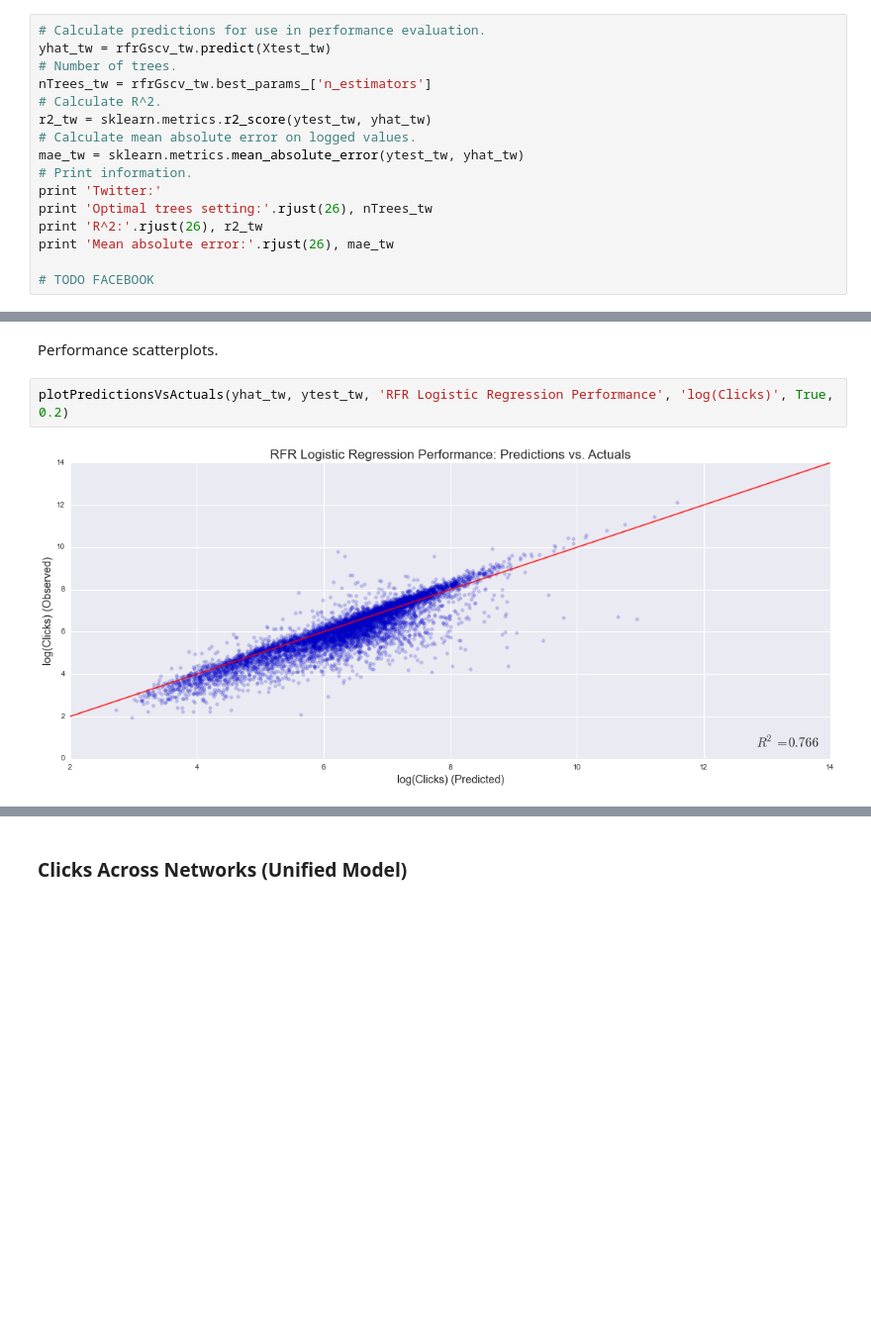
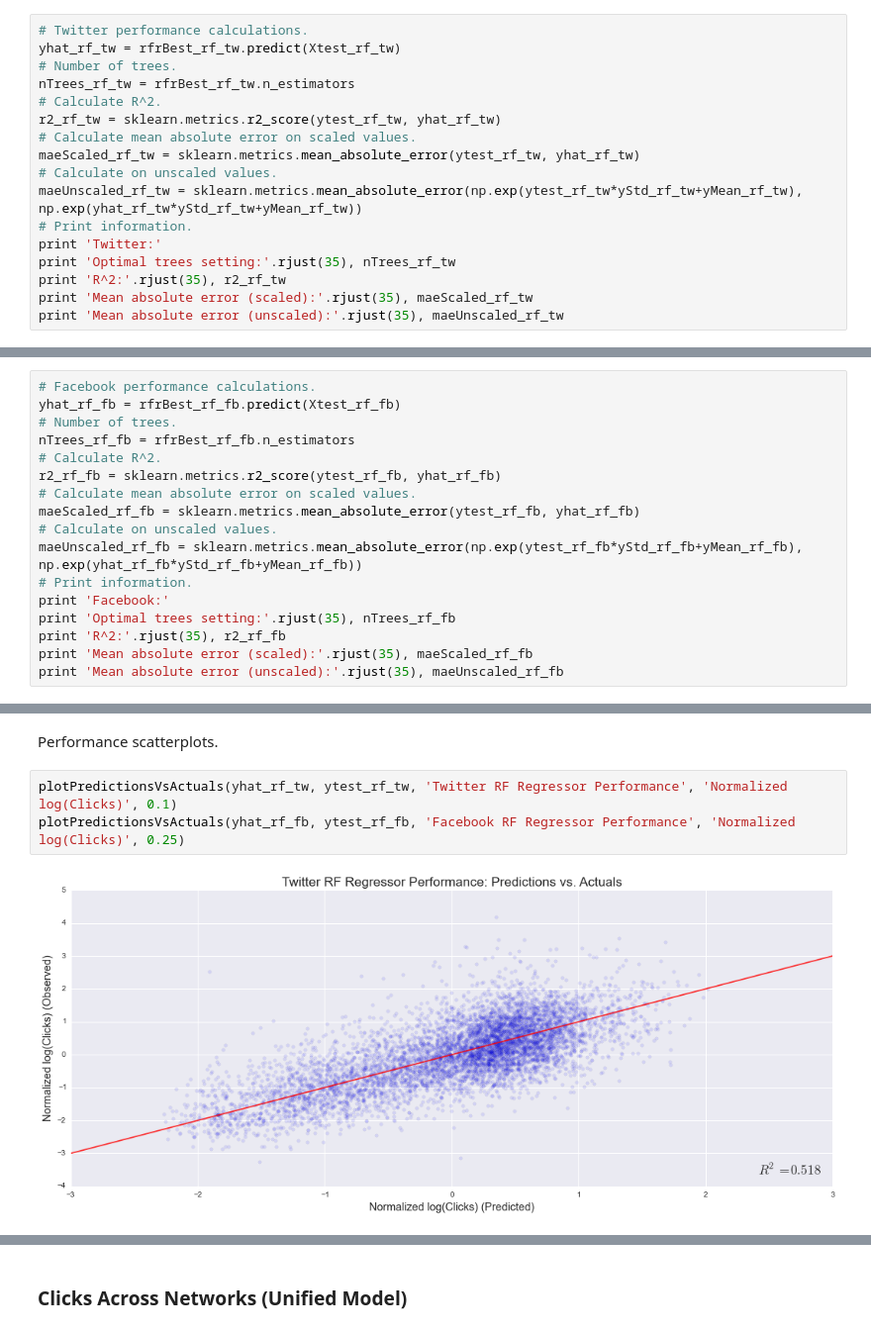
Before and after one commit to micahlanier/social-news, a Jupyter notebook: src/prediction/predictiveModels.ipynb, the cells around one changed output, grey strips where cells are left out. Shown at 99% size. Saved outputs shown, nothing was run; the diff lists cells and outputs as text; blank space fills up the shorter version.

```diff
--- a/src/prediction/predictiveModels.ipynb
+++ b/src/prediction/predictiveModels.ipynb
@@ -324,20 +340,21 @@ pass # Suppress output.
 # %% [markdown]
 Evaluate model performance.
 # %%
-# Calculate predictions for use in performance evaluation.
-yhat_tw = rfrGscv_tw.predict(Xtest_tw)
+# Twitter performance calculations.
+yhat_rf_tw = rfrBest_rf_tw.predict(Xtest_rf_tw)
 # Number of trees.
-nTrees_tw = rfrGscv_tw.best_params_['n_estimators']
+nTrees_rf_tw = rfrBest_rf_tw.n_estimators
 # Calculate R^2.
-r2_tw = sklearn.metrics.r2_score(ytest_tw, yhat_tw)
-# Calculate mean absolute error on logged values.
-mae_tw = sklearn.metrics.mean_absolute_error(ytest_tw, yhat_tw)
+r2_rf_tw = sklearn.metrics.r2_score(ytest_rf_tw, yhat_rf_tw)
+# Calculate mean absolute error on scaled values.
+maeScaled_rf_tw = sklearn.metrics.mean_absolute_error(ytest_rf_tw, yhat_rf_tw)
+# Calculate on unscaled values.
+maeUnscaled_rf_tw = sklearn.metrics.mean_absolute_error(np.exp(ytest_rf_tw*yStd_rf_tw+yMean_rf_tw), np.exp(yhat_rf_tw*yStd_rf_tw+yMean_rf_tw))
 # Print information.
 print 'Twitter:'
-print 'Optimal trees setting:'.rjust(26), nTrees_tw
-print 'R^2:'.rjust(26), r2_tw
-print 'Mean absolute error:'.rjust(26), mae_tw
-
-# TODO FACEBOOK
+print 'Optimal trees setting:'.rjust(35), nTrees_rf_tw
+print 'R^2:'.rjust(35), r2_rf_tw
+print 'Mean absolute error (scaled):'.rjust(35), maeScaled_rf_tw
+print 'Mean absolute error (unscaled):'.rjust(35), maeUnscaled_rf_tw
 # %% [output]
 Twitter:
@@ -346,0 +365,17 @@ Twitter:
+# %%
+# Facebook performance calculations.
+yhat_rf_fb = rfrBest_rf_fb.predict(Xtest_rf_fb)
+# Number of trees.
+nTrees_rf_fb = rfrBest_rf_fb.n_estimators
+# Calculate R^2.
+r2_rf_fb = sklearn.metrics.r2_score(ytest_rf_fb, yhat_rf_fb)
+# Calculate mean absolute error on scaled values.
+maeScaled_rf_fb = sklearn.metrics.mean_absolute_error(ytest_rf_fb, yhat_rf_fb)
+# Calculate on unscaled values.
+maeUnscaled_rf_fb = sklearn.metrics.mean_absolute_error(np.exp(ytest_rf_fb*yStd_rf_fb+yMean_rf_fb), np.exp(yhat_rf_fb*yStd_rf_fb+yMean_rf_fb))
+# Print information.
+print 'Facebook:'
+print 'Optimal trees setting:'.rjust(35), nTrees_rf_fb
+print 'R^2:'.rjust(35), r2_rf_fb
+print 'Mean absolute error (scaled):'.rjust(35), maeScaled_rf_fb
+print 'Mean absolute error (unscaled):'.rjust(35), maeUnscaled_rf_fb
@@ -347,6 +388,7 @@ Twitter:
 # %% [markdown]
 Performance scatterplots.
-# %%
-plotPredictionsVsActuals(yhat_tw, ytest_tw, 'RFR Logistic Regression Performance', 'log(Clicks)', True, 0.2)
-# %% [output]
-[figure, removed]
+# %%
+plotPredictionsVsActuals(yhat_rf_tw, ytest_rf_tw, 'Twitter RF Regressor Performance', 'Normalized log(Clicks)', 0.1)
+plotPredictionsVsActuals(yhat_rf_fb, ytest_rf_fb, 'Facebook RF Regressor Performance', 'Normalized log(Clicks)', 0.25)
+# %% [output]
+[figure, added]
```
Also changed, not shown: parts of 27 cells of this notebook.
